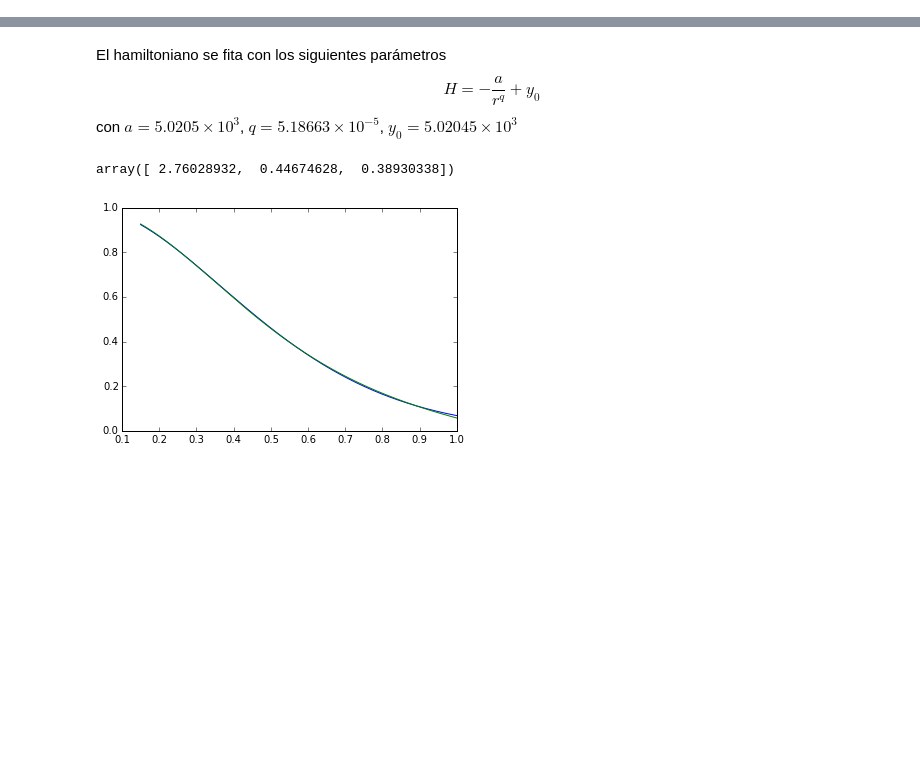
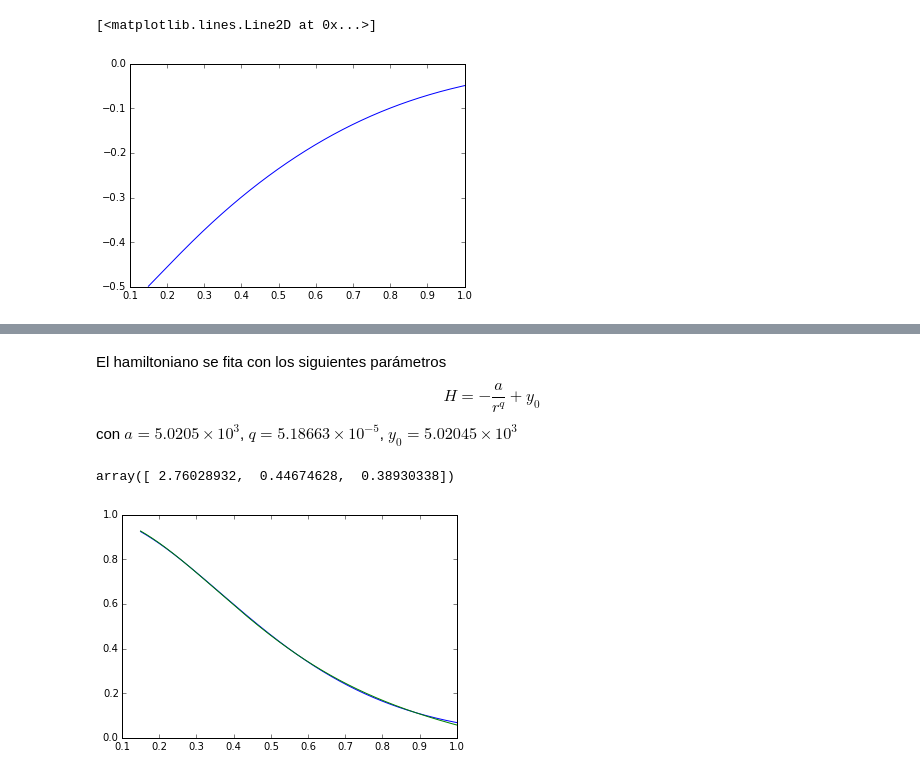
Before and after one commit to fbonafe/ipnbs, a Jupyter notebook: fitting_Ham_S_H2.ipynb, the cells around one changed output, grey strips where cells are left out. Cells and saved outputs as stored; diff of their text form; code cells hidden in the pictures; blank space fills up the shorter version.

```diff
--- a/fitting_Ham_S_H2.ipynb
+++ b/fitting_Ham_S_H2.ipynb
@@ -23 +25,6 @@ s = data2[:,1]
+# %%
+plt.plot(d,h)
+# %% [output]
+[<matplotlib.lines.Line2D at 0x...>]
+[figure, added]
 # %%
```
Also changed, not shown: parts of 6 cells of this notebook, 1 other file.
